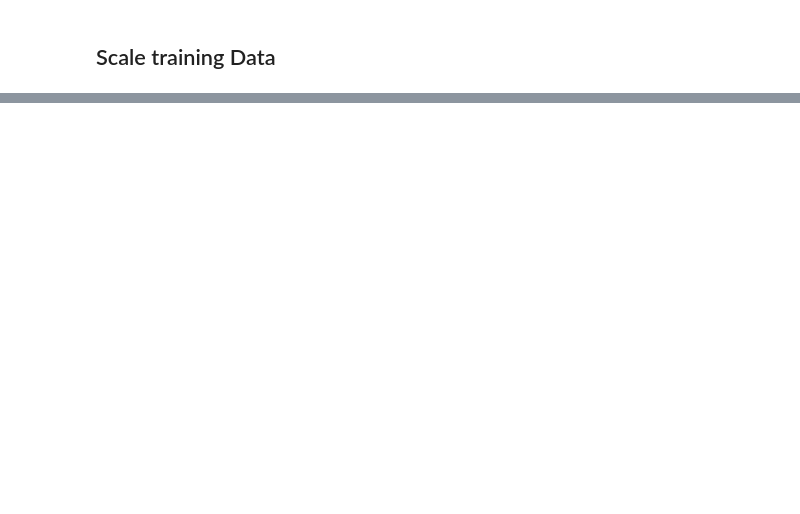
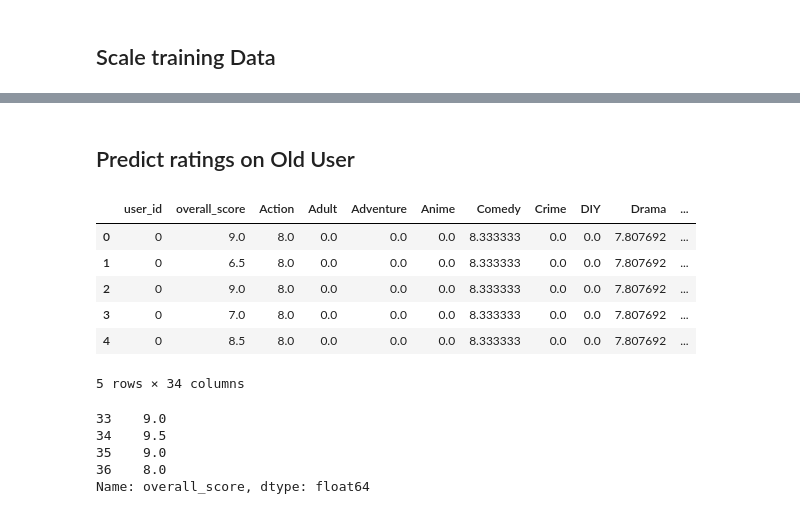
Before and after one commit to Tamaski/kdrama_recommend, a Jupyter notebook: drama_rec.ipynb, the cells around one changed output, grey strips where cells are left out. Drawn from its saved outputs; the diff is of its cells as text; code cells hidden in the pictures; blank space fills up the shorter version.

Commit message:
trained model and made some rating predictions for old users

```diff
--- a/drama_rec.ipynb
+++ b/drama_rec.ipynb
@@ -76,3 +73,6 @@ Name: overall_score, dtype: float64
+# %%
+user = user_train
+user_train = user_train.drop(['user_id', 'overall_score'], axis =1)
 # %% [markdown]
 <h2> Scale training Data </h2>
 # %%
@@ -96,0 +204,25 @@ NameError: name 'StandardScaler' is not defined
+# %% [markdown]
+<h2> Predict ratings on Old User </h2>
+# %%
+user.head()
+# %% [output]
+|  | user_id | overall_score | Action | Adult | Adventure | Anime | Comedy | Crime | DIY | Drama | ... |
+| 0 | 0 | 9.0 | 8.0 | 0.0 | 0.0 | 0.0 | 8.333333 | 0.0 | 0.0 | 7.807692 | ... |
+| 1 | 0 | 6.5 | 8.0 | 0.0 | 0.0 | 0.0 | 8.333333 | 0.0 | 0.0 | 7.807692 | ... |
+| 2 | 0 | 9.0 | 8.0 | 0.0 | 0.0 | 0.0 | 8.333333 | 0.0 | 0.0 | 7.807692 | ... |
+| 3 | 0 | 7.0 | 8.0 | 0.0 | 0.0 | 0.0 | 8.333333 | 0.0 | 0.0 | 7.807692 | ... |
+| 4 | 0 | 8.5 | 8.0 | 0.0 | 0.0 | 0.0 | 8.333333 | 0.0 | 0.0 | 7.807692 | ... |
+5 rows × 34 columns
+# %%
+uid = 2
+user_vecs = user[user['user_id']== uid]
+
+y_vecs = user_vecs['overall_score']
+user_vecs = user_vecs.drop(['user_id', 'overall_score'], axis = 1)
+y_vecs.head(30)
+# %% [output]
+33    9.0
+34    9.5
+35    9.0
+36    8.0
+Name: overall_score, dtype: float64
```
Also changed, not shown: parts of 22 cells of this notebook, 1 other file.
